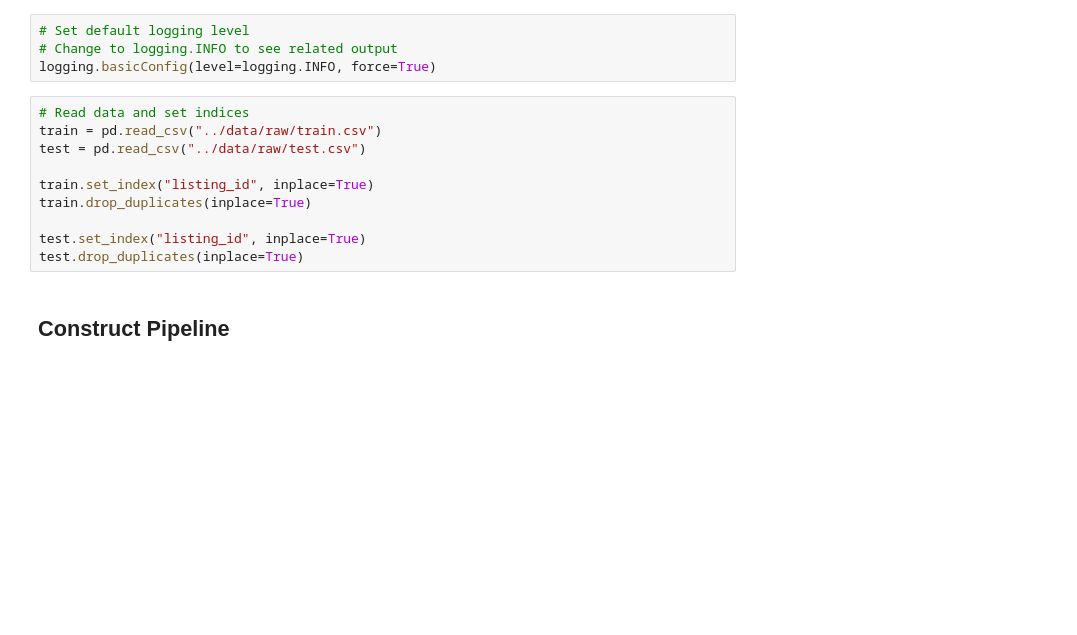
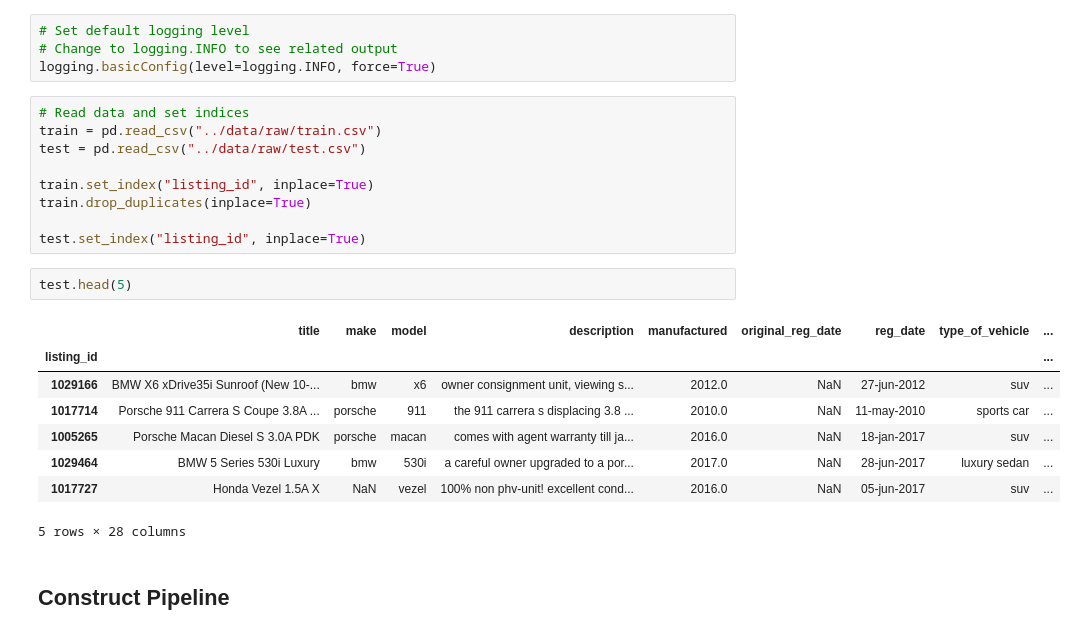
Before and after one commit to KrishnaKumarHariprasannan/cs5228-kpp, a Jupyter notebook: notebooks/data_cleaning_pipeline.ipynb, the cells around one changed output. Cells and saved outputs as stored; diff of their text form; blank space fills up the shorter version.

```diff
--- a/notebooks/data_cleaning_pipeline.ipynb
+++ b/notebooks/data_cleaning_pipeline.ipynb
@@ -27,7 +27,17 @@ train.set_index("listing_id", inplace=True)
 train.drop_duplicates(inplace=True)
 
 test.set_index("listing_id", inplace=True)
-test.drop_duplicates(inplace=True)
+# %%
+test.head(5)
+# %% [output]
+|  | title | make | model | description | manufactured | original_reg_date | reg_date | type_of_vehicle | ... |
+| listing_id |  |  |  |  |  |  |  |  | ... |
+| 1029166 | BMW X6 xDrive35i Sunroof (New 10-... | bmw | x6 | owner consignment unit, viewing s... | 2012.0 | NaN | 27-jun-2012 | suv | ... |
+| 1017714 | Porsche 911 Carrera S Coupe 3.8A ... | porsche | 911 | the 911 carrera s displacing 3.8 ... | 2010.0 | NaN | 11-may-2010 | sports car | ... |
+| 1005265 | Porsche Macan Diesel S 3.0A PDK | porsche | macan | comes with agent warranty till ja... | 2016.0 | NaN | 18-jan-2017 | suv | ... |
+| 1029464 | BMW 5 Series 530i Luxury | bmw | 530i | a careful owner upgraded to a por... | 2017.0 | NaN | 28-jun-2017 | luxury sedan | ... |
+| 1017727 | Honda Vezel 1.5A X | NaN | vezel | 100% non phv-unit! excellent cond... | 2016.0 | NaN | 05-jun-2017 | suv | ... |
+5 rows × 28 columns
 # %% [markdown]
 ## Construct Pipeline
 # %%
```
Also changed, not shown: parts of 1 cell of this notebook, 4 other files.
